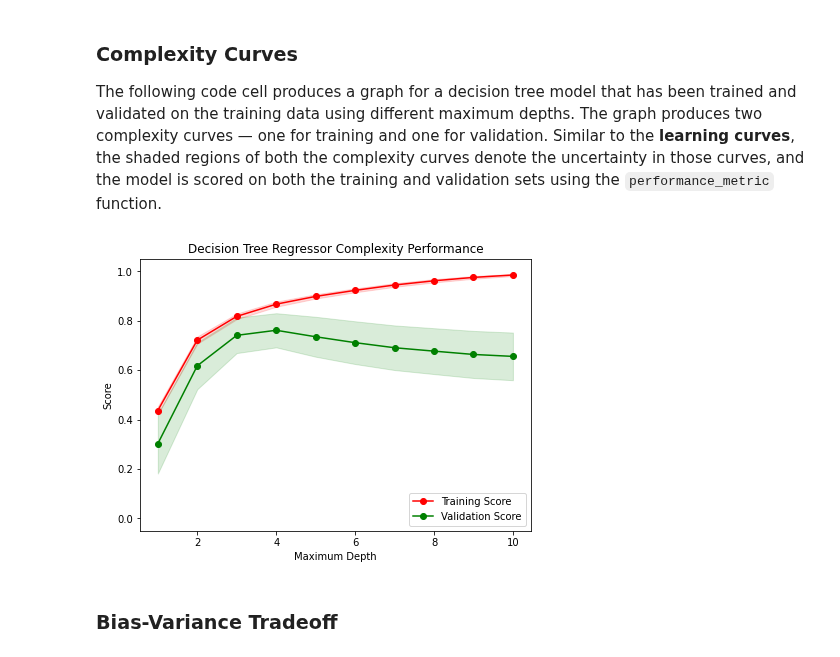
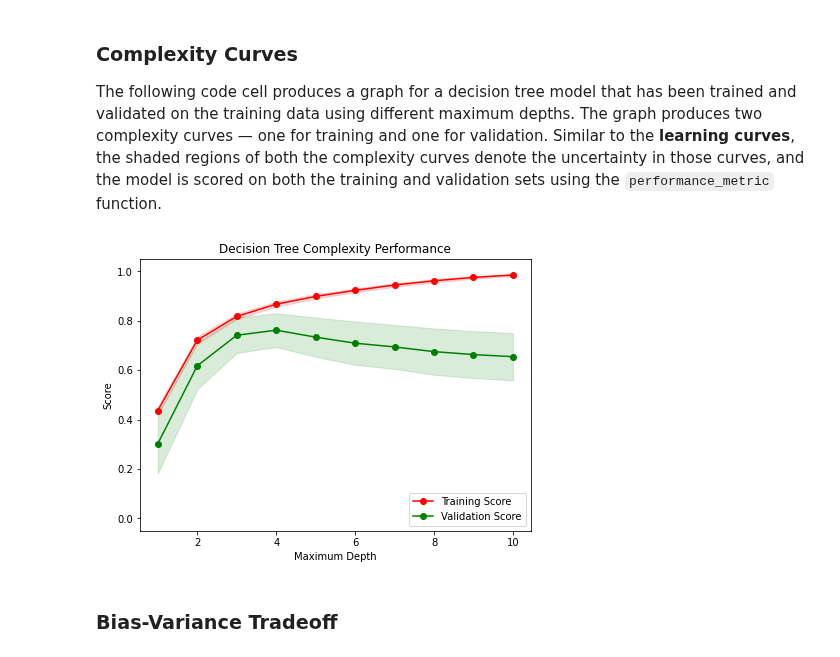
Before and after one commit to alex-coch/alex-coch.github.io, a Jupyter notebook: boston_housing/boston_housing.ipynb, the cells around one changed output. Drawn from its saved outputs; the diff is of its cells as text; code cells hidden in the pictures.

```diff
--- a/boston_housing/boston_housing.ipynb
+++ b/boston_housing/boston_housing.ipynb
@@ -199,9 +188,9 @@ Therefore, having more training points might not benefit the model (with max_dep
 ### Complexity Curves
 The following code cell produces a graph for a decision tree model that has been trained and validated on the training data using different maximum depths. The graph produces two complexity curves — one for training and one for validation. Similar to the **learning curves**, the shaded regions of both the complexity curves denote the uncertainty in those curves, and the model is scored on both the training and validation sets using the `performance_metric` function.
 # %%
-vs.ModelComplexity(X_train, y_train)
+vs.model_complexity(X_train, y_train)
 # %% [output]
-[figure, old version]
+[figure, new version]
 # %% [markdown]
 ### Bias-Variance Tradeoff
 # %% [markdown]
```
Also changed, not shown: parts of 2 cells of this notebook, 5 other files.
